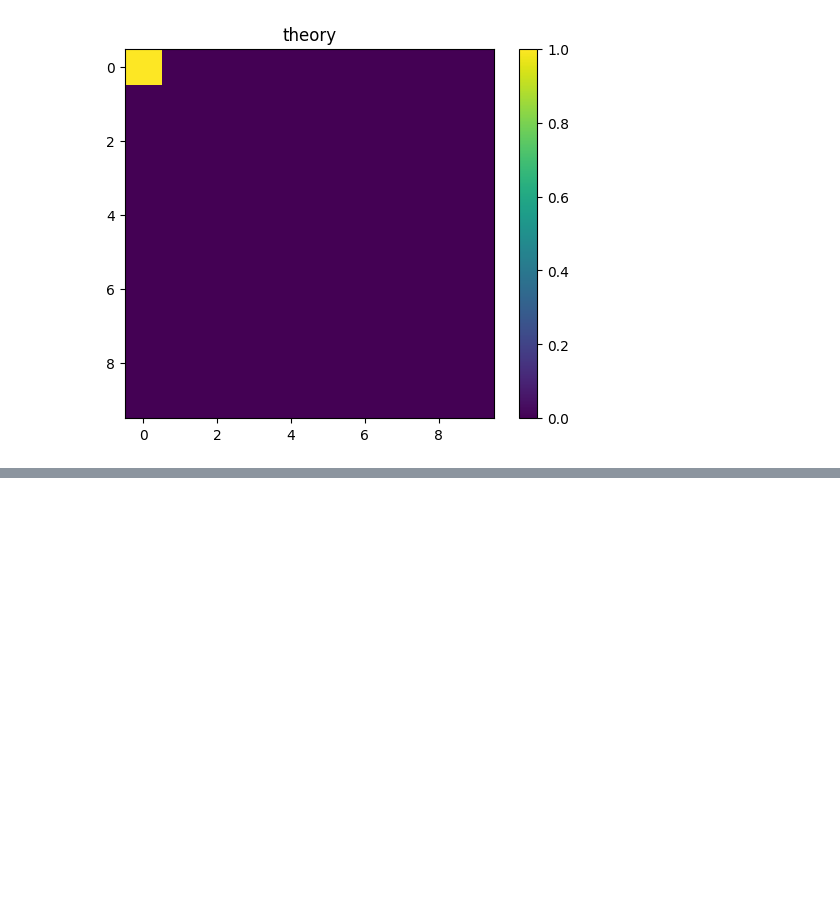
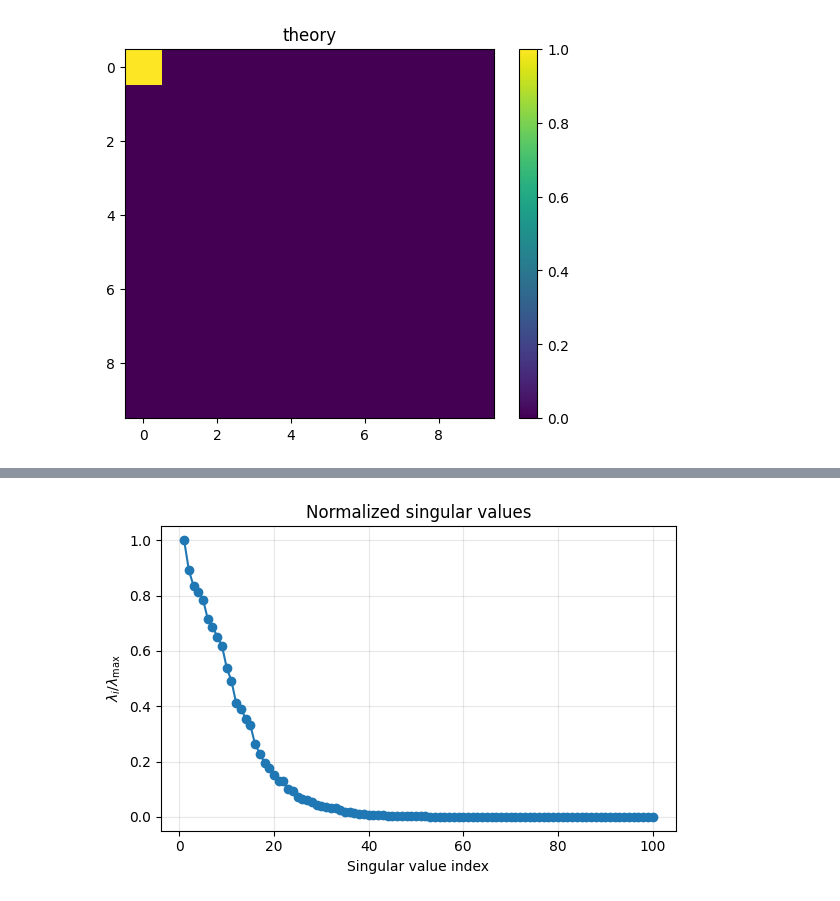
Before and after one commit to augustin-bresset/ml-research-seminar, a Jupyter notebook: Test_basis.ipynb, the cells around one changed output, grey strips where cells are left out. Cells and saved outputs as stored; diff of their text form; code cells hidden in the pictures; blank space fills up the shorter version.

```diff
--- a/Test_basis.ipynb
+++ b/Test_basis.ipynb
@@ -229,8 +234,8 @@ def compute_jacobian(flow, t, x):
     jac = torch.autograd.functional.jacobian(flow_fn, x, create_graph=False)
 
     U, S, Vh = torch.linalg.svd(jac)
-    return Vh, jac
+    return Vh, S, jac
 
-Vh, jac = compute_jacobian(flow, t=0.5, x=torch.randn(2))
+Vh, S, jac = compute_jacobian(flow, t=0.5, x=torch.randn(2))
 Vh
 # %% [output]
@@ -271,9 +276,9 @@ def compute_jacobian(flow, t, x):
     jac = torch.autograd.functional.jacobian(flow_fn, x, create_graph=False)
 
     U, S, Vh = torch.linalg.svd(jac)
-    return Vh, jac
+    return Vh, S, jac
 
-Vh, jac = compute_jacobian(flow, t=0.5, x=torch.randn(100))
+Vh, S, jac = compute_jacobian(flow, t=0.5, x=torch.randn(100))
 Vh[:, 0]
 # %% [output]
 tensor([-0.0140,  0.0812, -0.0672,  0.0718, -0.0468,  0.1943, -0.0216,  0.1040,
@@ -363,7 +354,7 @@ for _ in tqdm(range(n_epochs)):
     loss_fn(flow(t=t, x_t=x_t), dx_t).backward()
     optimizer.step()
 
-Vh, jac = compute_jacobian(flow, t=0.5, x=torch.randn(100))
+Vh, S, jac = compute_jacobian(flow, t=0.5, x=torch.randn(100))
 
 # now we print this vector as an image with color
 plt.imshow(Vh[:, 0].view(10, 10).detach().numpy(), cmap='viridis')
@@ -391,0 +403,17 @@ plt.show()
+# %%
+# plot the singular values normalized by the largest one
+# Plot singular values normalized by the largest one
+# (works if S is a torch tensor returned by torch.linalg.svd)
+S = S.detach().cpu()
+S_norm = S / S.max().clamp_min(1e-12)
+
+plt.figure(figsize=(6, 4))
+plt.plot(range(1, len(S_norm) + 1), S_norm.numpy(), marker="o")
+plt.xlabel("Singular value index")
+plt.ylabel(r"$\lambda_i / \lambda_{\max}$")
+plt.title("Normalized singular values")
+plt.grid(True, alpha=0.3)
+plt.tight_layout()
+plt.show()
+# %% [output]
+[figure, added]
```
Also changed, not shown: parts of 27 cells of this notebook, 1 other file.
